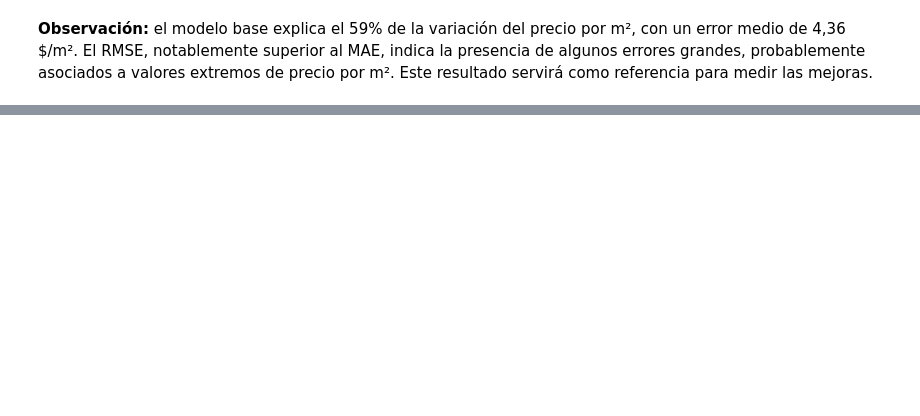
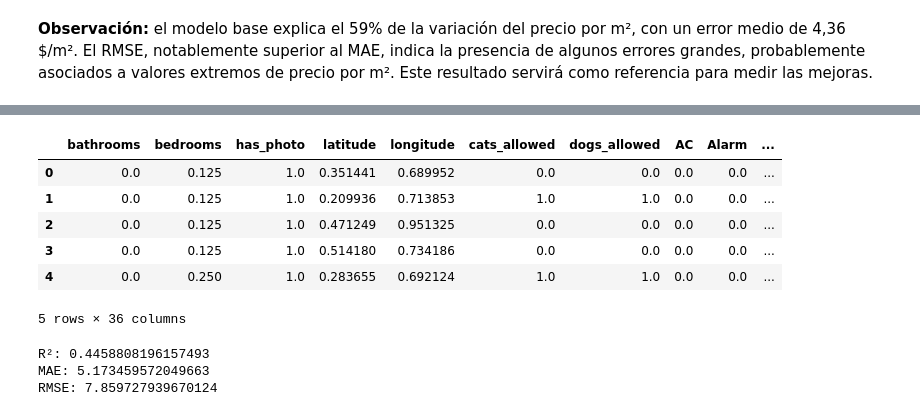
Before and after one commit to Juancarlosdelmarlostanau/Apartment-rent-predictor, a Jupyter notebook: notebooks/modeling.ipynb, the cells around one changed output, grey strips where cells are left out. Drawn from its saved outputs; the diff is of its cells as text; code cells hidden in the pictures; blank space fills up the shorter version.

```diff
--- a/notebooks/modeling.ipynb
+++ b/notebooks/modeling.ipynb
@@ -87,0 +100,34 @@ RMSE: 6.739894010982069
+# %%
+normalizer = MinMaxScaler()
+normalizer.fit(X_train)
+
+X_train_norm = normalizer.transform(X_train)
+X_test_norm = normalizer.transform(X_test)
+
+X_train_norm = pd.DataFrame(X_train_norm, columns=X_train.columns)
+X_test_norm = pd.DataFrame(X_test_norm, columns=X_test.columns)
+X_train_norm.head()
+# %% [output]
+|  | bathrooms | bedrooms | has_photo | latitude | longitude | cats_allowed | dogs_allowed | AC | Alarm | ... |
+| 0 | 0.0 | 0.125 | 1.0 | 0.351441 | 0.689952 | 0.0 | 0.0 | 0.0 | 0.0 | ... |
+| 1 | 0.0 | 0.125 | 1.0 | 0.209936 | 0.713853 | 1.0 | 1.0 | 0.0 | 0.0 | ... |
+| 2 | 0.0 | 0.125 | 1.0 | 0.471249 | 0.951325 | 0.0 | 0.0 | 0.0 | 0.0 | ... |
+| 3 | 0.0 | 0.125 | 1.0 | 0.514180 | 0.734186 | 0.0 | 0.0 | 0.0 | 0.0 | ... |
+| 4 | 0.0 | 0.250 | 1.0 | 0.283655 | 0.692124 | 1.0 | 1.0 | 0.0 | 0.0 | ... |
+5 rows × 36 columns
+# %%
+knn = KNeighborsRegressor()
+knn.fit(X_train_norm, y_train)
+pred_norm = knn.predict(X_test_norm)
+
+r2 = knn.score(X_test_norm, y_test)
+mae = mean_absolute_error(y_test, pred_norm)
+rmse = np.sqrt(mean_squared_error(y_test, pred_norm))
+
+print("R²:", r2)
+print("MAE:", mae)
+print("RMSE:", rmse)
+# %% [output]
+R²: 0.4458808196157493
+MAE: 5.173459572049663
+RMSE: 7.859727939670124
```
Also changed, not shown: parts of 25 cells of this notebook, 2 other files.
